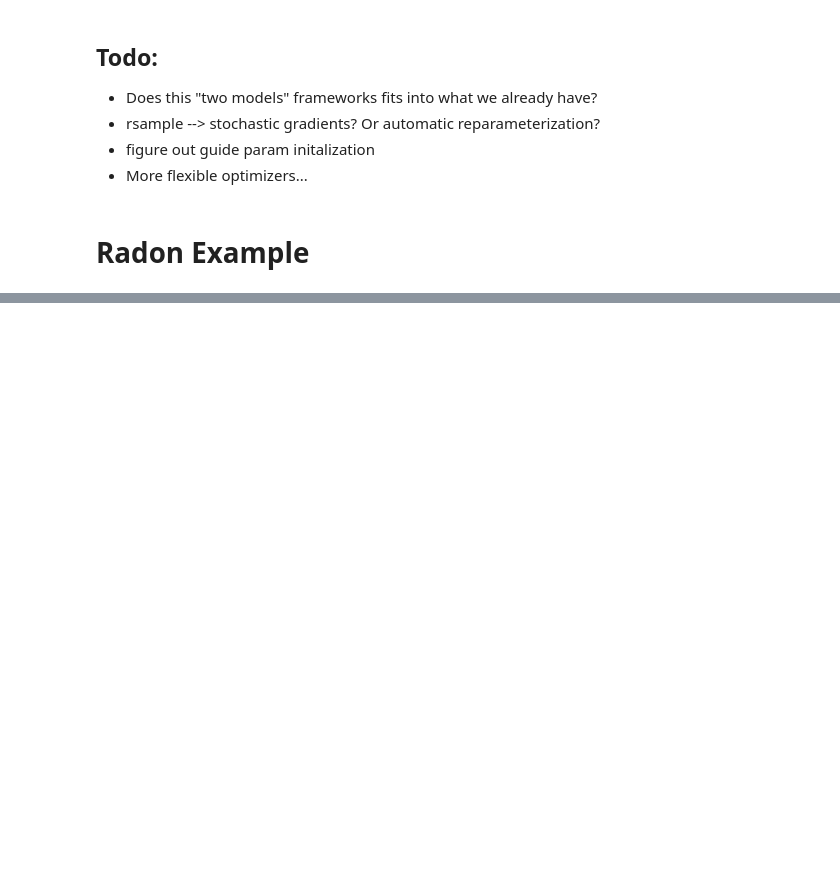
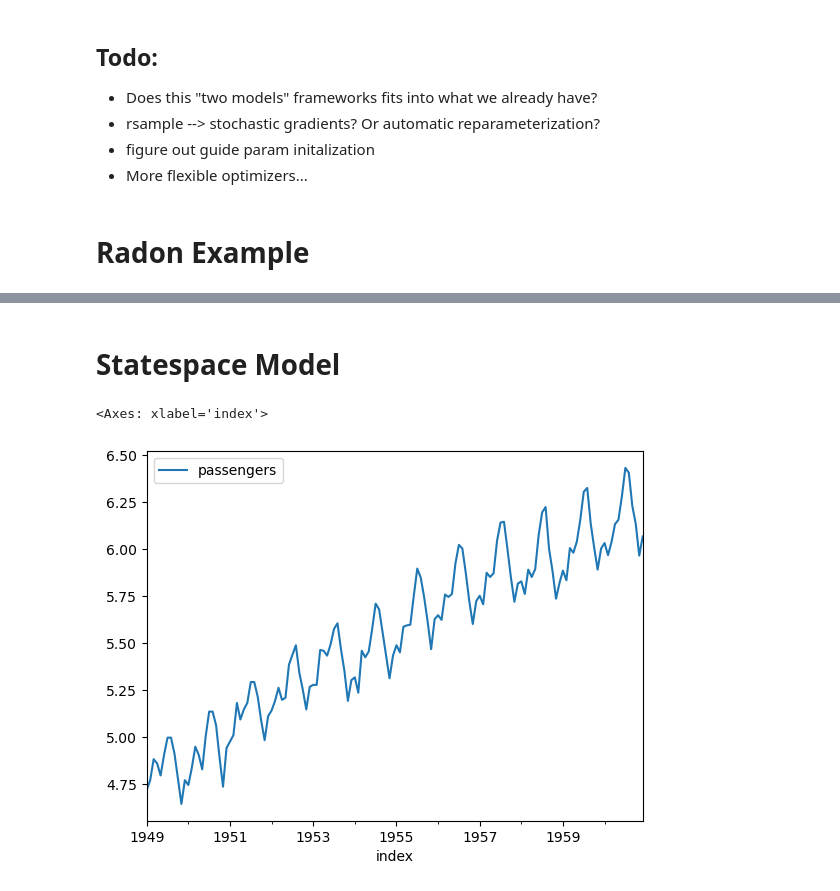
Before and after one commit to pymc-devs/pymc-extras, a Jupyter notebook: notebooks/ADVI Guide API.ipynb, the cells around one changed output, grey strips where cells are left out. Saved outputs shown, nothing was run; the diff lists cells and outputs as text; code cells hidden in the pictures; blank space fills up the shorter version.

```diff
--- a/notebooks/ADVI Guide API.ipynb
+++ b/notebooks/ADVI Guide API.ipynb
@@ -390,0 +413,15 @@ ax[0].set_ylabel("alpha");
+# %% [markdown]
+# Statespace Model
+# %%
+airpass = pd.read_csv(
+    "../tests/statespace/_data/airpass.csv",
+    parse_dates=True,
+    date_format="%Y %b",
+    index_col=0,
+    dtype={"value": float},
+).rename(columns={"value": "passengers"})
+airpass.index.freq = airpass.index.inferred_freq
+airpass.apply(np.log).plot()
+# %% [output]
+<Axes: xlabel='index'>
+[figure, added]
```
Also changed, not shown: parts of 12 cells of this notebook.
